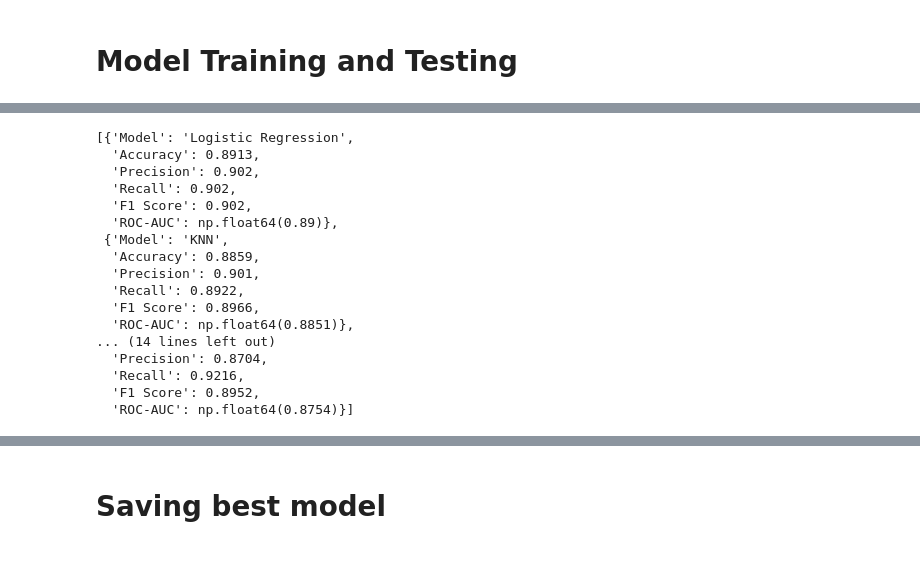
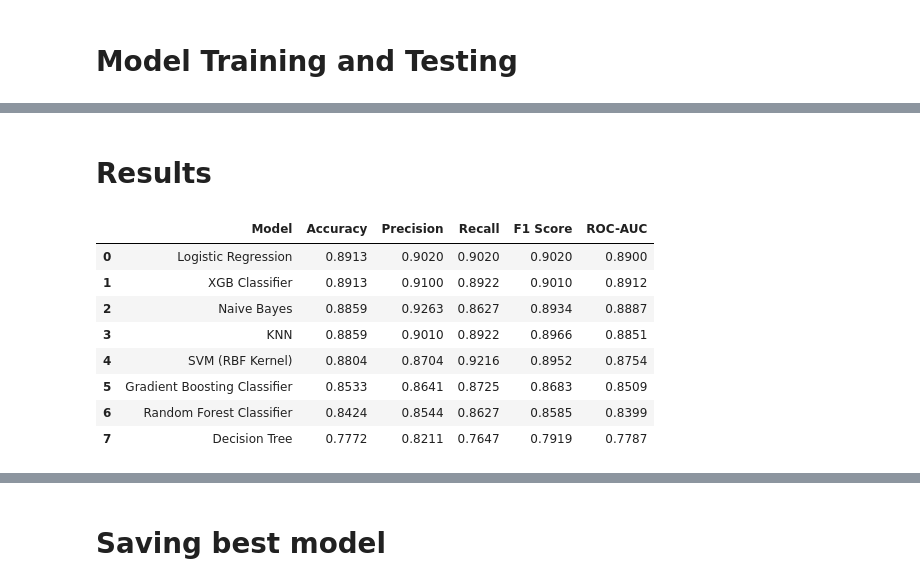
Before and after one commit to TanuDewangan/heart-disease-ml-project, a Jupyter notebook: final_heart_model.ipynb, the cells around one changed output, grey strips where cells are left out. Drawn from its saved outputs; the diff is of its cells as text; code cells hidden in the pictures; blank space fills up the shorter version.

```diff
--- a/final_heart_model.ipynb
+++ b/final_heart_model.ipynb
@@ -554,14 +560,27 @@ models = {
 # %%
 results = []
 # %%
+print("Evaluating all models...\n")
+# store y_pred of each model
+model_predictions = {}
+model_probability = {}
+
 for name, model in models.items():
+    # Train the model
     model.fit(X_train_scaled, y_train)
+    # Predictions
     y_pred = model.predict(X_test_scaled)
+    y_proba = model.predict_proba(X_test_scaled)[:, 1]
+    # store prediction
+    model_predictions[name] = y_pred
+    model_probability[name] = y_proba
+    # Calculate metrics
     acc = accuracy_score(y_test, y_pred)
     f1 = f1_score(y_test, y_pred)
     prec = precision_score(y_test, y_pred)
     rec = recall_score(y_test, y_pred)
     roc = roc_auc_score(y_test, y_pred)
+    # Store results
     results.append({
         'Model': name,
         'Accuracy': round(acc, 4),
@@ -570,3 +589,12 @@ for name, model in models.items():
         'F1 Score': round(f1, 4),
         'ROC-AUC': round(roc, 4)
     })
+    # Print each model's results
+    print("----------------------------------")
+    print(f"Model: {name}")
+    print(f"Accuracy: {round(acc,4)}")
+    print(f"Precision: {round(prec,4)}")
+    print(f"Recall: {round(rec,4)}")
+    print(f"F1 Score: {round(f1,4)}")
+    print(f"ROC-AUC: {round(roc,4)}")
+    print("----------------------------------\n")
@@ -573,20 +619,18 @@ for name, model in models.items():
+# %% [markdown]
+# Results
 # %%
-results
+# Convert to DataFrame for final comparison
+results_df = pd.DataFrame(results)
+# Sort by accuracy in descending order
+results_df = results_df.sort_values(by="Accuracy", ascending=False).reset_index(drop=True)
+results_df
 # %% [output]
-[{'Model': 'Logistic Regression',
-  'Accuracy': 0.8913,
-  'Precision': 0.902,
-  'Recall': 0.902,
-  'F1 Score': 0.902,
-  'ROC-AUC': np.float64(0.89)},
- {'Model': 'KNN',
-  'Accuracy': 0.8859,
-  'Precision': 0.901,
-  'Recall': 0.8922,
-  'F1 Score': 0.8966,
-  'ROC-AUC': np.float64(0.8851)},
-... (14 lines left out)
-  'Precision': 0.8704,
-  'Recall': 0.9216,
-  'F1 Score': 0.8952,
-  'ROC-AUC': np.float64(0.8754)}]
+|  | Model | Accuracy | Precision | Recall | F1 Score | ROC-AUC |
+| 0 | Logistic Regression | 0.8913 | 0.9020 | 0.9020 | 0.9020 | 0.8900 |
+| 1 | XGB Classifier | 0.8913 | 0.9100 | 0.8922 | 0.9010 | 0.8912 |
+| 2 | Naive Bayes | 0.8859 | 0.9263 | 0.8627 | 0.8934 | 0.8887 |
+| 3 | KNN | 0.8859 | 0.9010 | 0.8922 | 0.8966 | 0.8851 |
+| 4 | SVM (RBF Kernel) | 0.8804 | 0.8704 | 0.9216 | 0.8952 | 0.8754 |
+| 5 | Gradient Boosting Classifier | 0.8533 | 0.8641 | 0.8725 | 0.8683 | 0.8509 |
+| 6 | Random Forest Classifier | 0.8424 | 0.8544 | 0.8627 | 0.8585 | 0.8399 |
+| 7 | Decision Tree | 0.7772 | 0.8211 | 0.7647 | 0.7919 | 0.7787 |
```
Also changed, not shown: parts of 13 cells of this notebook, 3 other files.
